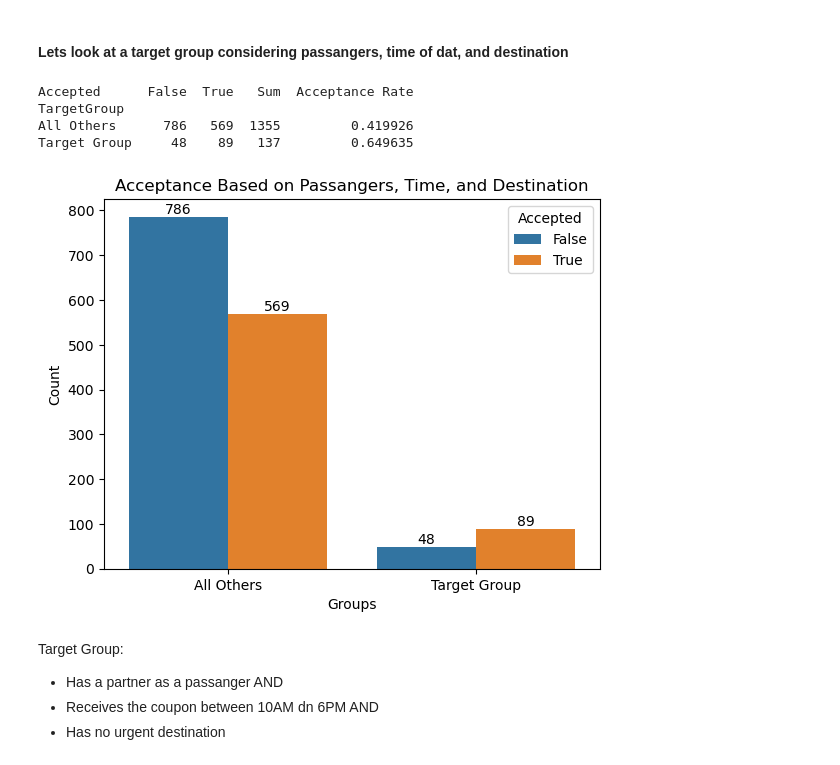
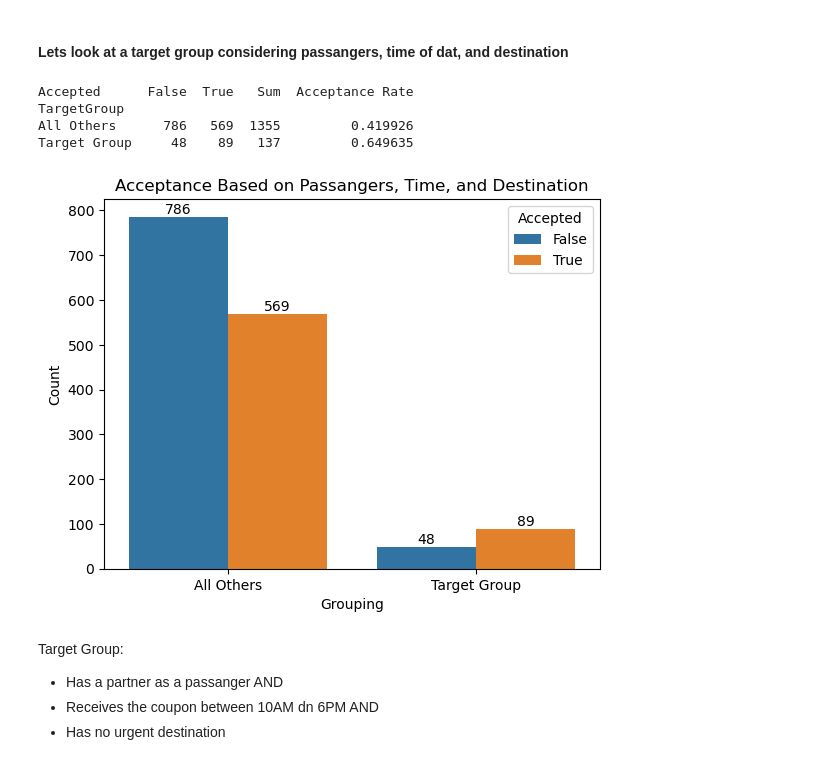
Before and after one commit to ngratzi/coupon_analysis, a Jupyter notebook: analysis.ipynb, the cells around one changed output. Cells and saved outputs as stored; diff of their text form; code cells hidden in the pictures.

```diff
--- a/analysis.ipynb
+++ b/analysis.ipynb
@@ -1733,35 +1733,35 @@ def targetGroup(time, destination, passanger):
         time in ['10AM', '2PM', '6PM'] and
 
         destination in ['No Urgent Place']
 
     ):
 
         return 'Target Group'
 
     return 'All Others'
 
 df_res_20_50['TargetGroup'] = df_res_20_50[['time', 'destination','passanger']].apply(lambda x: targetGroup(*x), axis=1)
 
 ct = pd.crosstab(df_res_20_50['TargetGroup'], df_res_20_50['Accepted'])
 ct['Sum'] = ct[False] + ct[True]
 ct['Acceptance Rate'] = ct[True] / ct['Sum']
 
 print(ct.sort_values(by='Acceptance Rate'))
 
 fig = sns.countplot(df_res_20_50, x='TargetGroup', hue='Accepted')
 fig.bar_label(container=fig.containers[False])
 fig.bar_label(container=fig.containers[True])
 
 plt.title('Acceptance Based on Passangers, Time, and Destination')
-plt.xlabel('Groups')
+plt.xlabel('Grouping')
 plt.ylabel('Count')
 plt.savefig('images/res_group2.png')
 # %% [output]
 Accepted      False  True   Sum  Acceptance Rate
 TargetGroup
 All Others      786   569  1355         0.419926
 Target Group     48    89   137         0.649635
-[figure, old version]
+[figure, new version]
 # %% [markdown]
 Target Group:
  - Has a partner as a passanger AND
```
Also changed, not shown: parts of 3 cells of this notebook, 5 other files.
